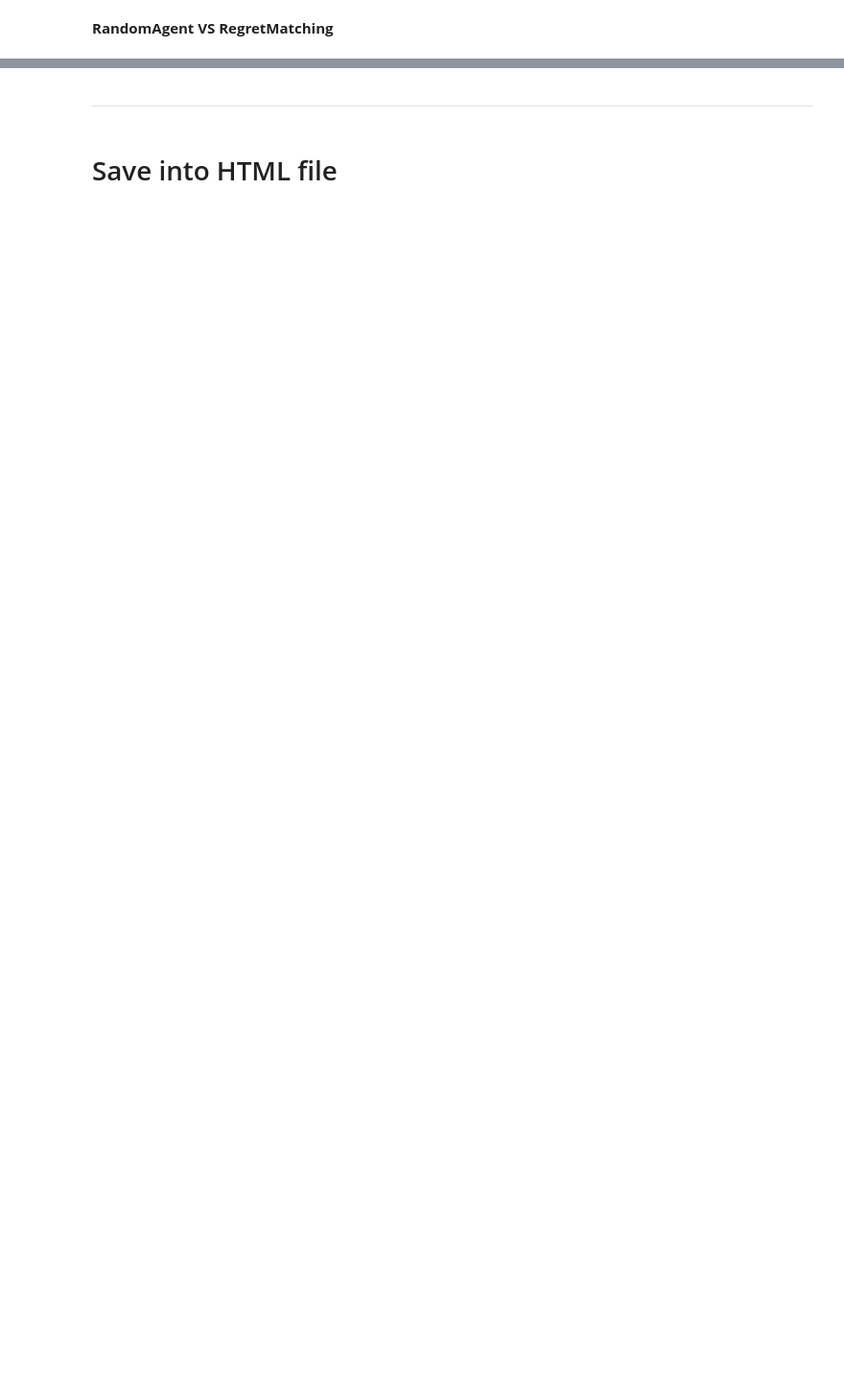
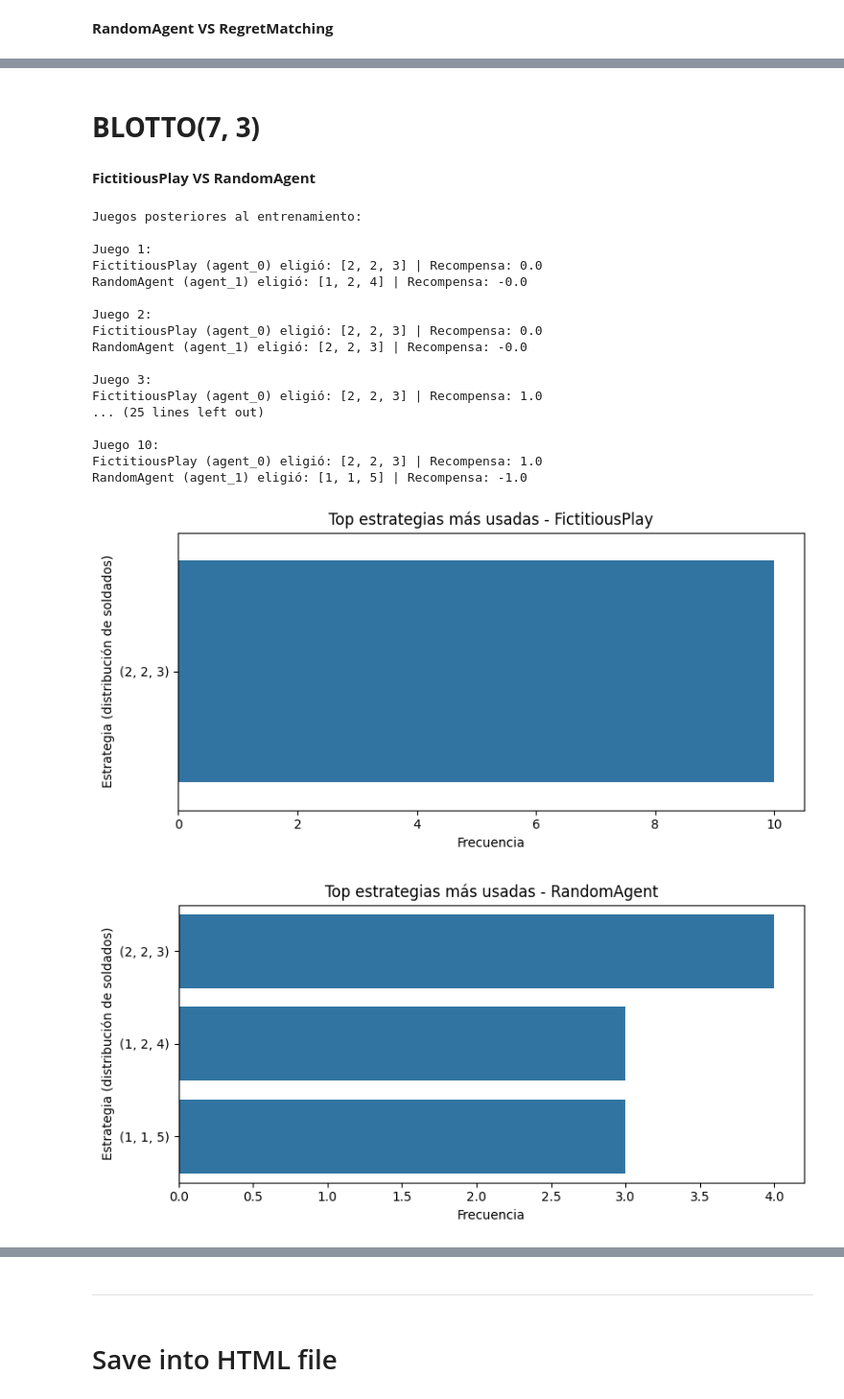
Before and after one commit to leandrouruguay1994/Multiagentes, a Jupyter notebook: Simultaneous_Games/N-form_games.ipynb, the cells around one changed output, grey strips where cells are left out. Shown at 96% size. Saved outputs shown, nothing was run; the diff lists cells and outputs as text; code cells hidden in the pictures; blank space fills up the shorter version.

```diff
--- a/Simultaneous_Games/N-form_games.ipynb
+++ b/Simultaneous_Games/N-form_games.ipynb
@@ -579,0 +603,2 @@ RegretMatching (agent_1) eligió: [1, 2, 4] | Recompensa: -0.0
+# %% [markdown]
+# __BLOTTO(7, 3)__
@@ -579,0 +608,39 @@ RegretMatching (agent_1) eligió: [1, 2, 4] | Recompensa: -0.0
+# %%
+g = Blotto(S, N)
+# %% [markdown]
+__FictitiousPlay VS RandomAgent__
+# %%
+g.reset()
+
+agent0 = FictitiousPlay(game=g, agent="agent_0")
+agent1 = RandomAgent(game=g, agent="agent_1")
+
+# Entrenamiento
+defined_agents, agent_names = train_blotto(g, agent0, agent1, episodes=EPISODES)
+
+# Congelar aprendizaje
+defined_agents["agent_0"].learn = False
+defined_agents["agent_1"].learn = False
+
+# Testeo
+test_blotto(g, defined_agents, agent_names, rounds=10)
+# %% [output]
+Juegos posteriores al entrenamiento:
+
+Juego 1:
+FictitiousPlay (agent_0) eligió: [2, 2, 3] | Recompensa: 0.0
+RandomAgent (agent_1) eligió: [1, 2, 4] | Recompensa: -0.0
+
+Juego 2:
+FictitiousPlay (agent_0) eligió: [2, 2, 3] | Recompensa: 0.0
+RandomAgent (agent_1) eligió: [2, 2, 3] | Recompensa: -0.0
+
+Juego 3:
+FictitiousPlay (agent_0) eligió: [2, 2, 3] | Recompensa: 1.0
+... (25 lines left out)
+
+Juego 10:
+FictitiousPlay (agent_0) eligió: [2, 2, 3] | Recompensa: 1.0
+RandomAgent (agent_1) eligió: [1, 1, 5] | Recompensa: -1.0
+[figure, added]
+[figure, added]
```
Also changed, not shown: parts of 27 cells of this notebook, 1 other file.
